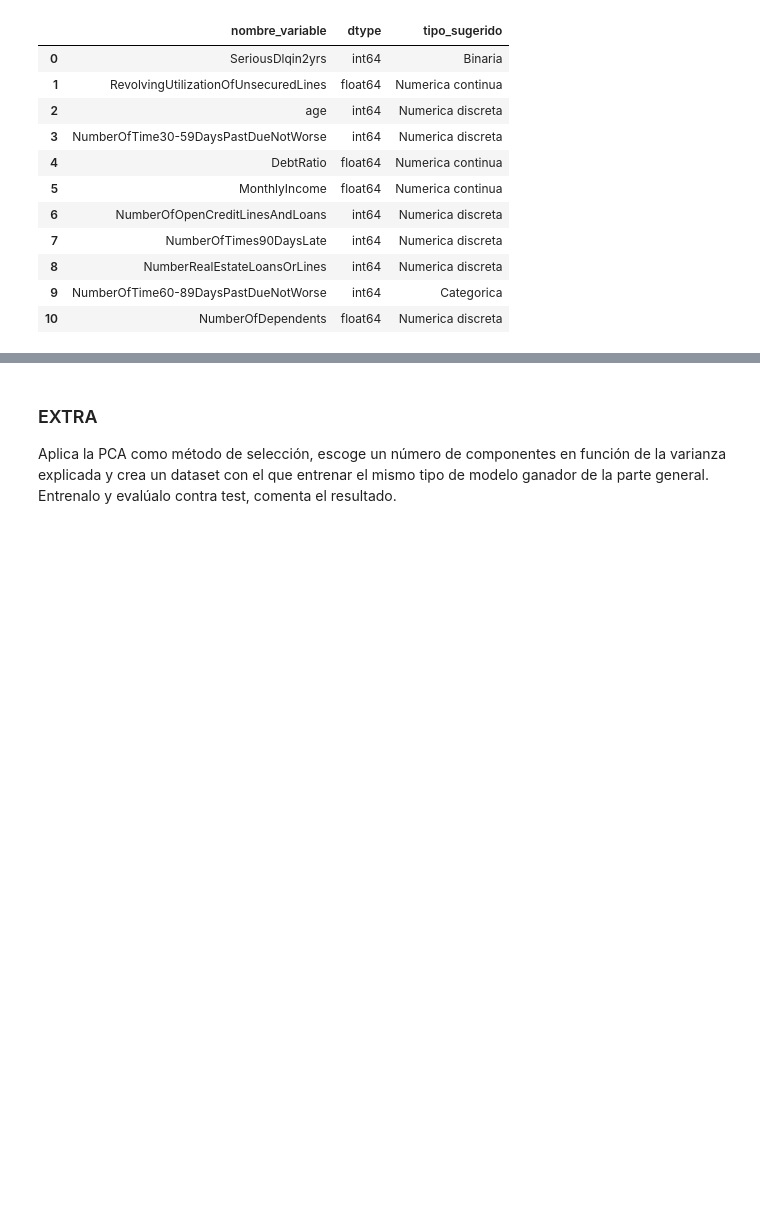
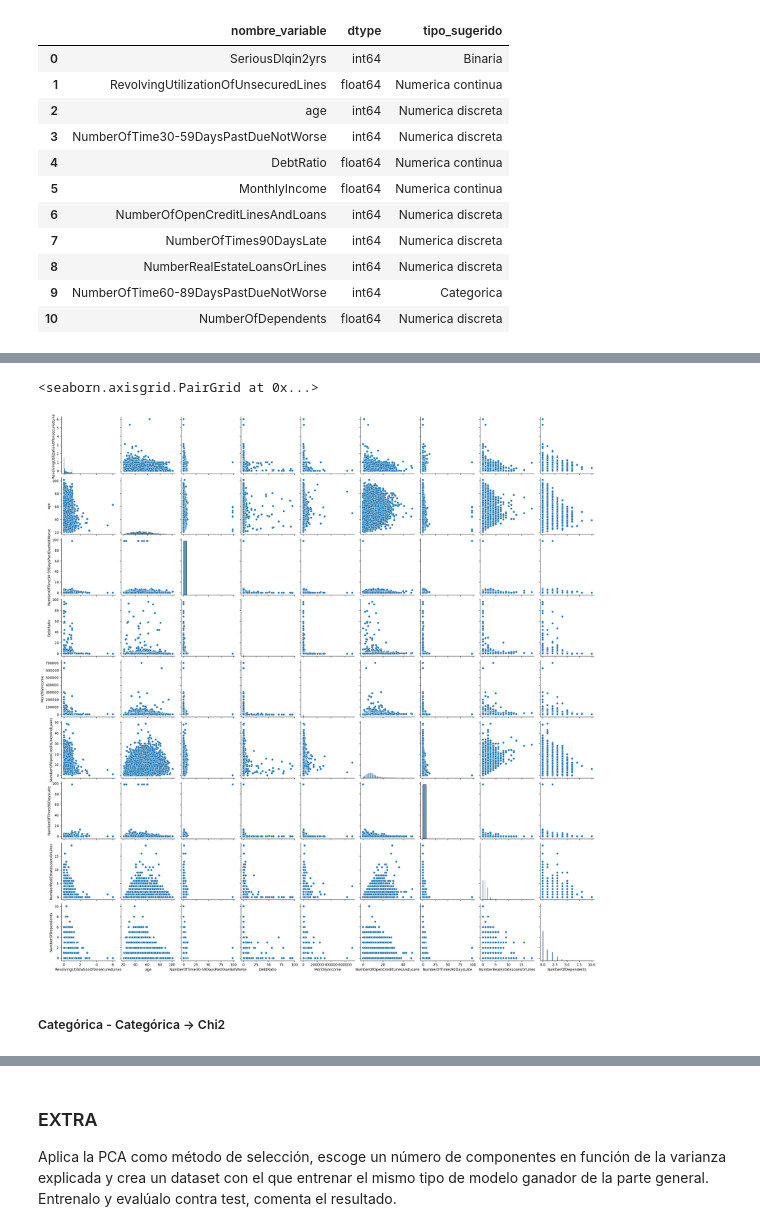
Before and after one commit to Anttt4/ONLINE_DS_THEBRIDGE_Antonio_Carreno_Jimenez, a Jupyter notebook: Sprint 14/Unidad 2/Práctica Obligatoria/18_Practica_Obligatoria_Seleccion_Features.ipynb, the cells around one changed output, grey strips where cells are left out. Saved outputs shown, nothing was run; the diff lists cells and outputs as text; code cells hidden in the pictures; blank space fills up the shorter version.

```diff
--- a/Sprint 14/Unidad 2/Práctica Obligatoria/18_Practica_Obligatoria_Seleccion_Features.ipynb
+++ b/Sprint 14/Unidad 2/Práctica Obligatoria/18_Practica_Obligatoria_Seleccion_Features.ipynb
@@ -102,0 +180,7 @@ features_num = ["RevolvingUtilizationOfUnsecuredLines", "age", "NumberOfTime30-5
+# %%
+sns.pairplot(df[features_num])
+# %% [output]
+<seaborn.axisgrid.PairGrid at 0x...>
+[figure, added]
+# %% [markdown]
+##### Categórica - Categórica -> Chi2
```
Also changed, not shown: parts of 57 cells of this notebook.
